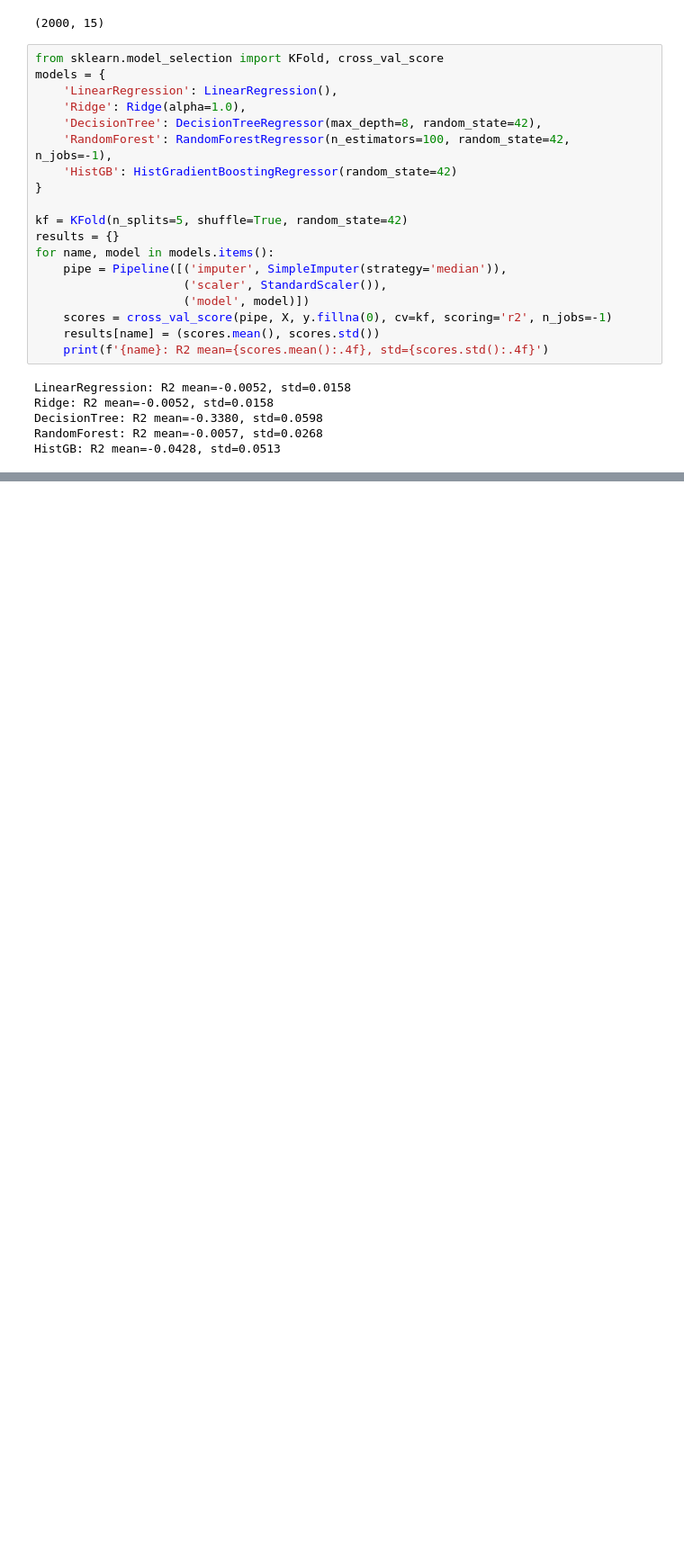
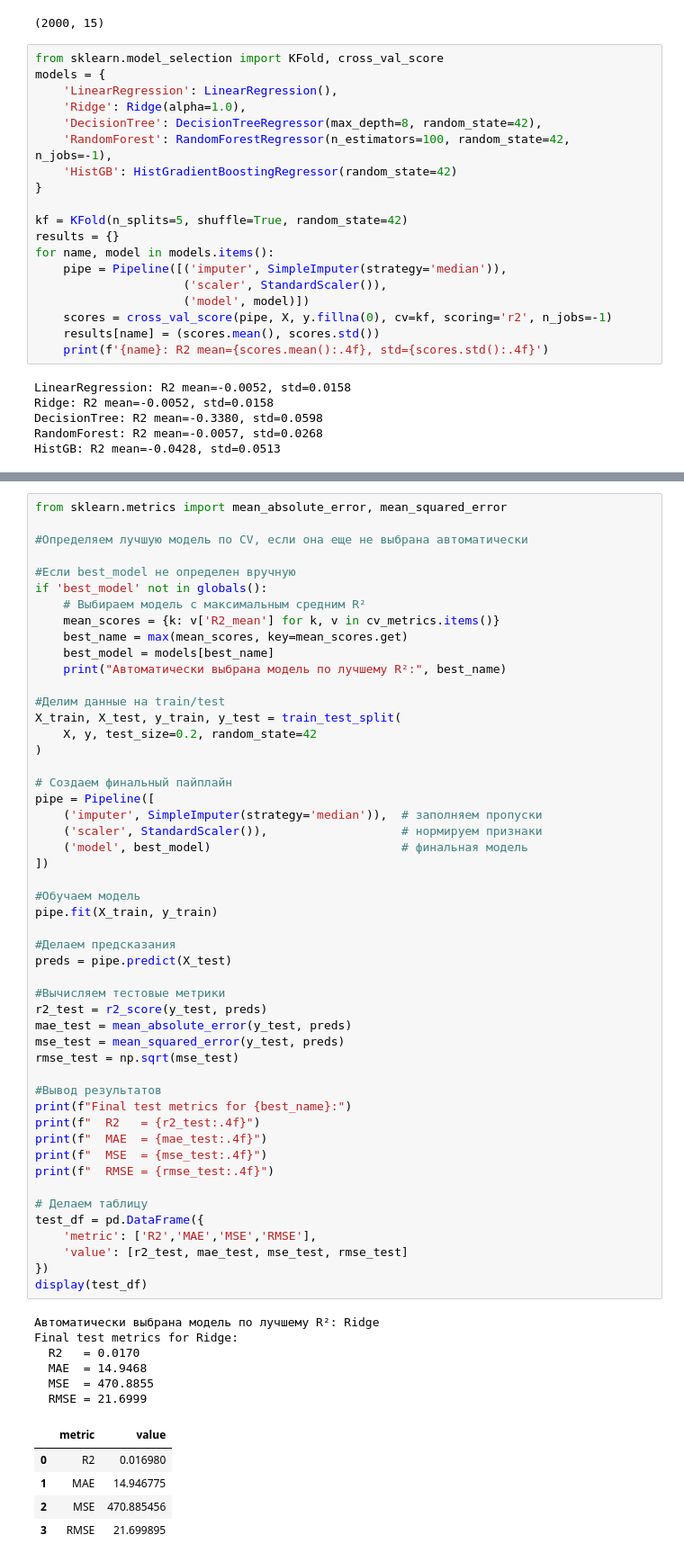
Before and after one commit to kirillms24/spotify-ml-project, a Jupyter notebook: notebook.ipynb, the cells around one changed output, grey strips where cells are left out. Shown at 90% size. Saved outputs shown, nothing was run; the diff lists cells and outputs as text; blank space fills up the shorter version.

```diff
--- a/notebook.ipynb
+++ b/notebook.ipynb
@@ -228,0 +324,62 @@ HistGB: R2 mean=-0.0428, std=0.0513
+# %%
+from sklearn.metrics import mean_absolute_error, mean_squared_error
+
+#Определяем лучшую модель по CV, если она еще не выбрана автоматически
+
+#Если best_model не определен вручную
+if 'best_model' not in globals():
+    # Выбираем модель с максимальным средним R²
+    mean_scores = {k: v['R2_mean'] for k, v in cv_metrics.items()}
+    best_name = max(mean_scores, key=mean_scores.get)
+    best_model = models[best_name]
+    print("Автоматически выбрана модель по лучшему R²:", best_name)
+
+#Делим данные на train/test
+X_train, X_test, y_train, y_test = train_test_split(
+    X, y, test_size=0.2, random_state=42
+)
+
+# Создаем финальный пайплайн
+pipe = Pipeline([
+    ('imputer', SimpleImputer(strategy='median')),  # заполняем пропуски
+    ('scaler', StandardScaler()),                   # нормируем признаки
+    ('model', best_model)                           # финальная модель
+])
+
+#Обучаем модель
+pipe.fit(X_train, y_train)
+
+#Делаем предсказания
+preds = pipe.predict(X_test)
+
+#Вычисляем тестовые метрики
+r2_test = r2_score(y_test, preds)
+mae_test = mean_absolute_error(y_test, preds)
+mse_test = mean_squared_error(y_test, preds)
+rmse_test = np.sqrt(mse_test)
+
+#Вывод результатов
+print(f"Final test metrics for {best_name}:")
+print(f"  R2   = {r2_test:.4f}")
+print(f"  MAE  = {mae_test:.4f}")
+print(f"  MSE  = {mse_test:.4f}")
+print(f"  RMSE = {rmse_test:.4f}")
+
+# Делаем таблицу
+test_df = pd.DataFrame({
+    'metric': ['R2','MAE','MSE','RMSE'],
+    'value': [r2_test, mae_test, mse_test, rmse_test]
+})
+display(test_df)
+# %% [output]
+Автоматически выбрана модель по лучшему R²: Ridge
+Final test metrics for Ridge:
+  R2   = 0.0170
+  MAE  = 14.9468
+  MSE  = 470.8855
+  RMSE = 21.6999
+|  | metric | value |
+| 0 | R2 | 0.016980 |
+| 1 | MAE | 14.946775 |
+| 2 | MSE | 470.885456 |
+| 3 | RMSE | 21.699895 |
```
Also changed, not shown: parts of 3 cells of this notebook.
